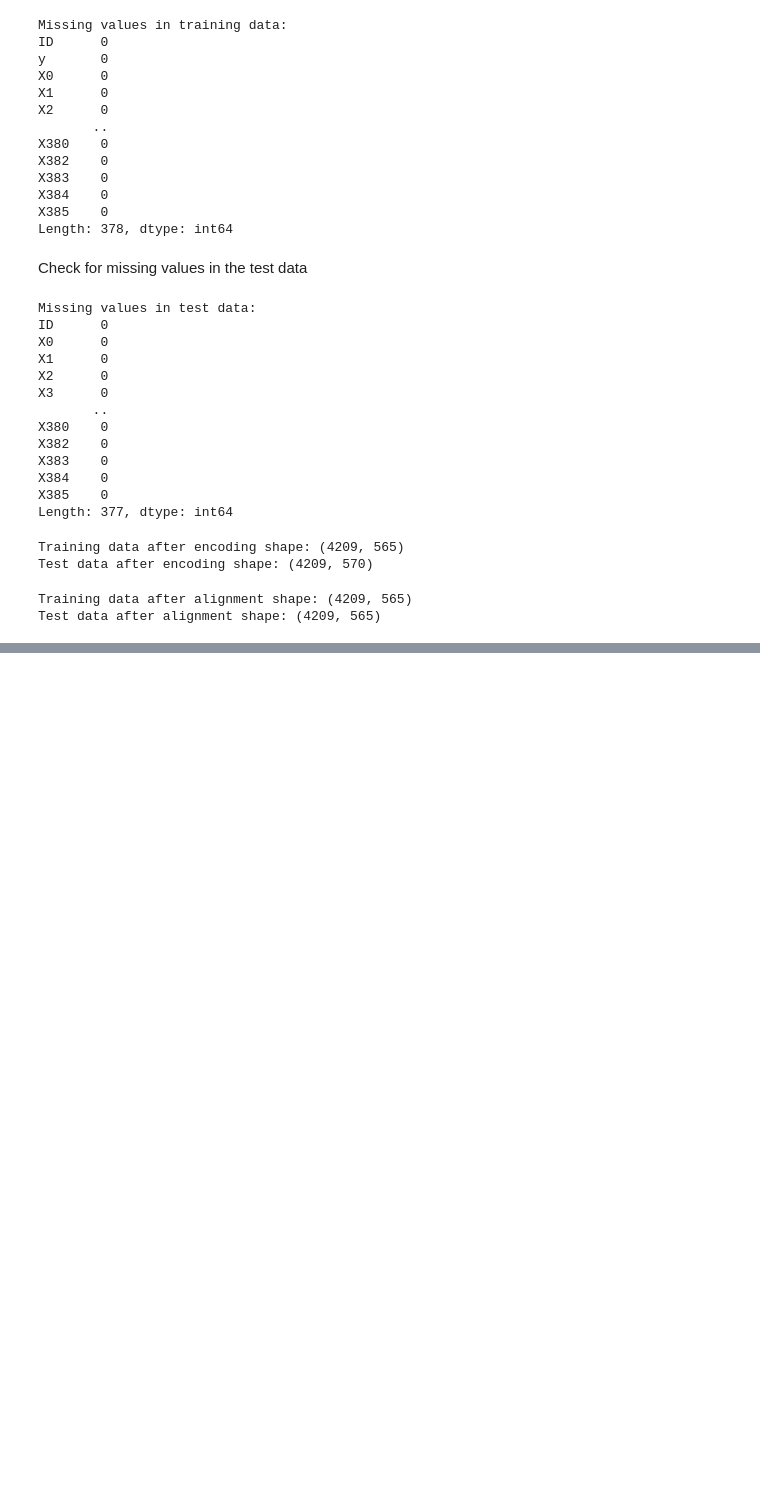
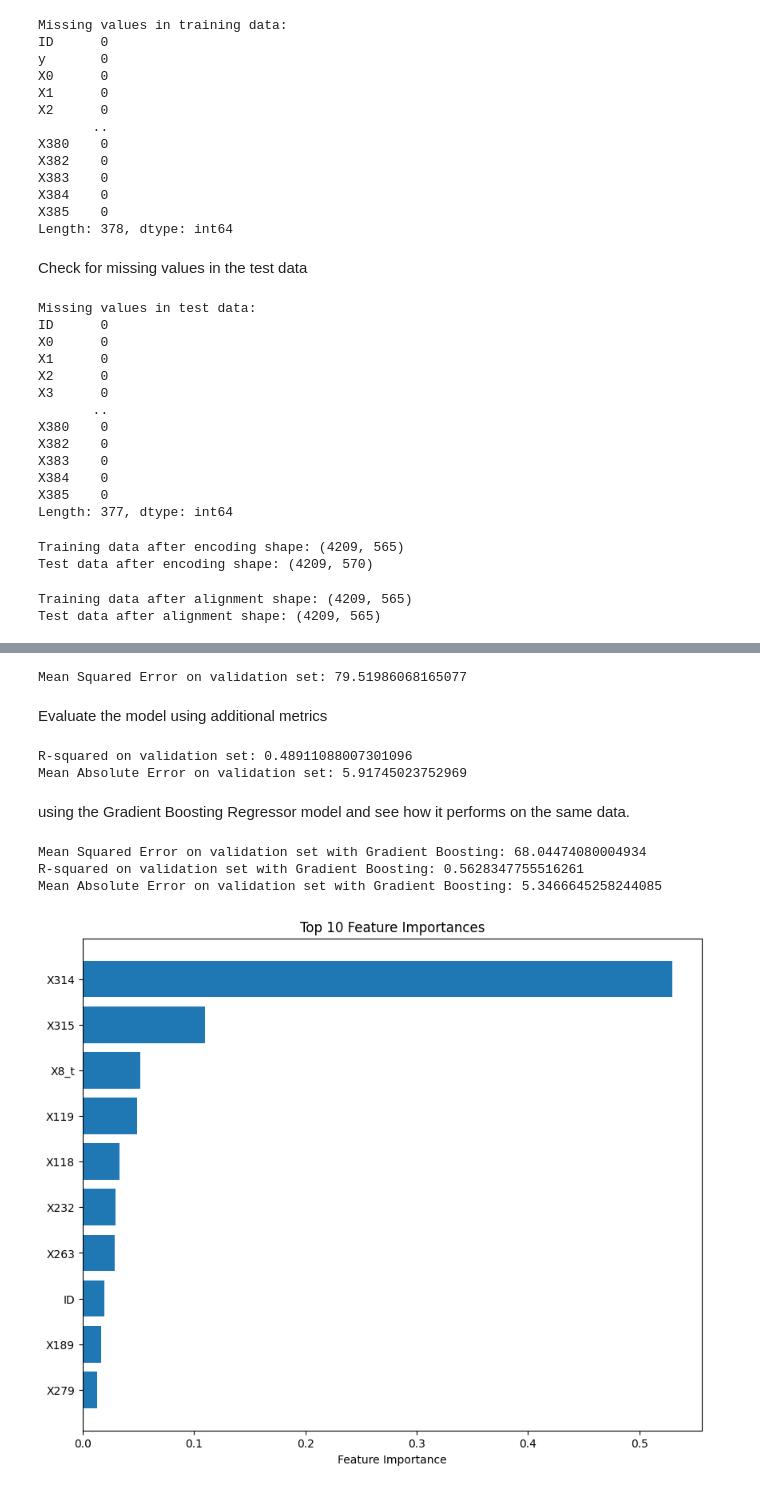
Before and after one commit to Doctor707/Mercedes-Benz-Greener-Manufacturing, a Jupyter notebook: Project1.ipynb, the cells around one changed output, grey strips where cells are left out. Drawn from its saved outputs; the diff is of its cells as text; code cells hidden in the pictures; blank space fills up the shorter version.

```diff
--- a/Project1.ipynb
+++ b/Project1.ipynb
@@ -110,0 +127,69 @@ Test data after alignment shape: (4209, 565)
+# %%
+# Calculate Mean Squared Error
+mse = mean_squared_error(y_val, y_val_pred)
+print(f"Mean Squared Error on validation set: {mse}")
+# %% [output]
+Mean Squared Error on validation set: 79.51986068165077
+# %% [markdown]
+Evaluate the model using additional metrics
+# %%
+from sklearn.metrics import r2_score, mean_absolute_error
+
+# Calculate R-squared
+r2 = r2_score(y_val, y_val_pred)
+print(f"R-squared on validation set: {r2}")
+
+# Calculate Mean Absolute Error
+mae = mean_absolute_error(y_val, y_val_pred)
+print(f"Mean Absolute Error on validation set: {mae}")
+# %% [output]
+R-squared on validation set: 0.48911088007301096
+Mean Absolute Error on validation set: 5.91745023752969
+# %% [markdown]
+using the Gradient Boosting Regressor model and see how it performs on the same data.
+# %%
+from sklearn.ensemble import GradientBoostingRegressor
+
+# Initialize the Gradient Boosting Regressor
+gb_model = GradientBoostingRegressor(n_estimators=100, learning_rate=0.1, random_state=42)
+
+# Train the model
+gb_model.fit(X_train, y_train)
+
+# Make predictions on the validation set
+y_val_pred_gb = gb_model.predict(X_val)
+
+# Calculate the Mean Squared Error
+mse_gb = mean_squared_error(y_val, y_val_pred_gb)
+print(f"Mean Squared Error on validation set with Gradient Boosting: {mse_gb}")
+
+# Calculate R-squared
+r2_gb = r2_score(y_val, y_val_pred_gb)
+print(f"R-squared on validation set with Gradient Boosting: {r2_gb}")
+
+# Calculate Mean Absolute Error
+mae_gb = mean_absolute_error(y_val, y_val_pred_gb)
+print(f"Mean Absolute Error on validation set with Gradient Boosting: {mae_gb}")
+# %% [output]
+Mean Squared Error on validation set with Gradient Boosting: 68.04474080004934
+R-squared on validation set with Gradient Boosting: 0.5628347755516261
+Mean Absolute Error on validation set with Gradient Boosting: 5.3466645258244085
+# %%
+import matplotlib.pyplot as plt
+import numpy as np
+
+# Get feature importances from the gradient boosting model
+feature_importances = gb_model.feature_importances_
+
+# Create a sorted index of feature importances
+sorted_idx = np.argsort(feature_importances)
+
+# Plot feature importances
+plt.figure(figsize=(10, 8))
+plt.barh(range(len(sorted_idx[-10:])), feature_importances[sorted_idx][-10:], align='center')
+plt.yticks(range(len(sorted_idx[-10:])), np.array(X.columns)[sorted_idx][-10:])
+plt.xlabel('Feature Importance')
+plt.title('Top 10 Feature Importances')
+plt.show()
+# %% [output]
+[figure, added]
```
Also changed, not shown: parts of 11 cells of this notebook.
